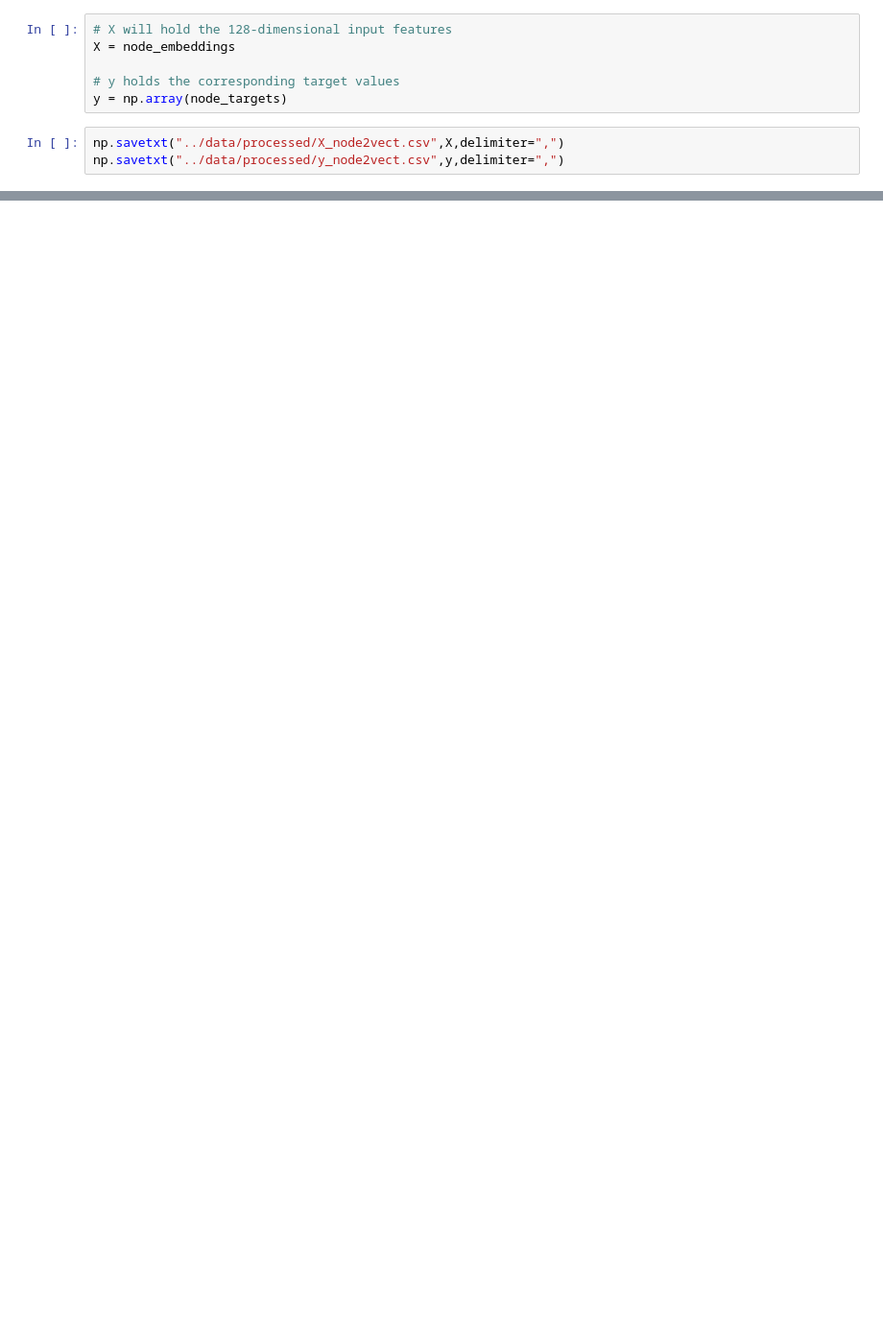
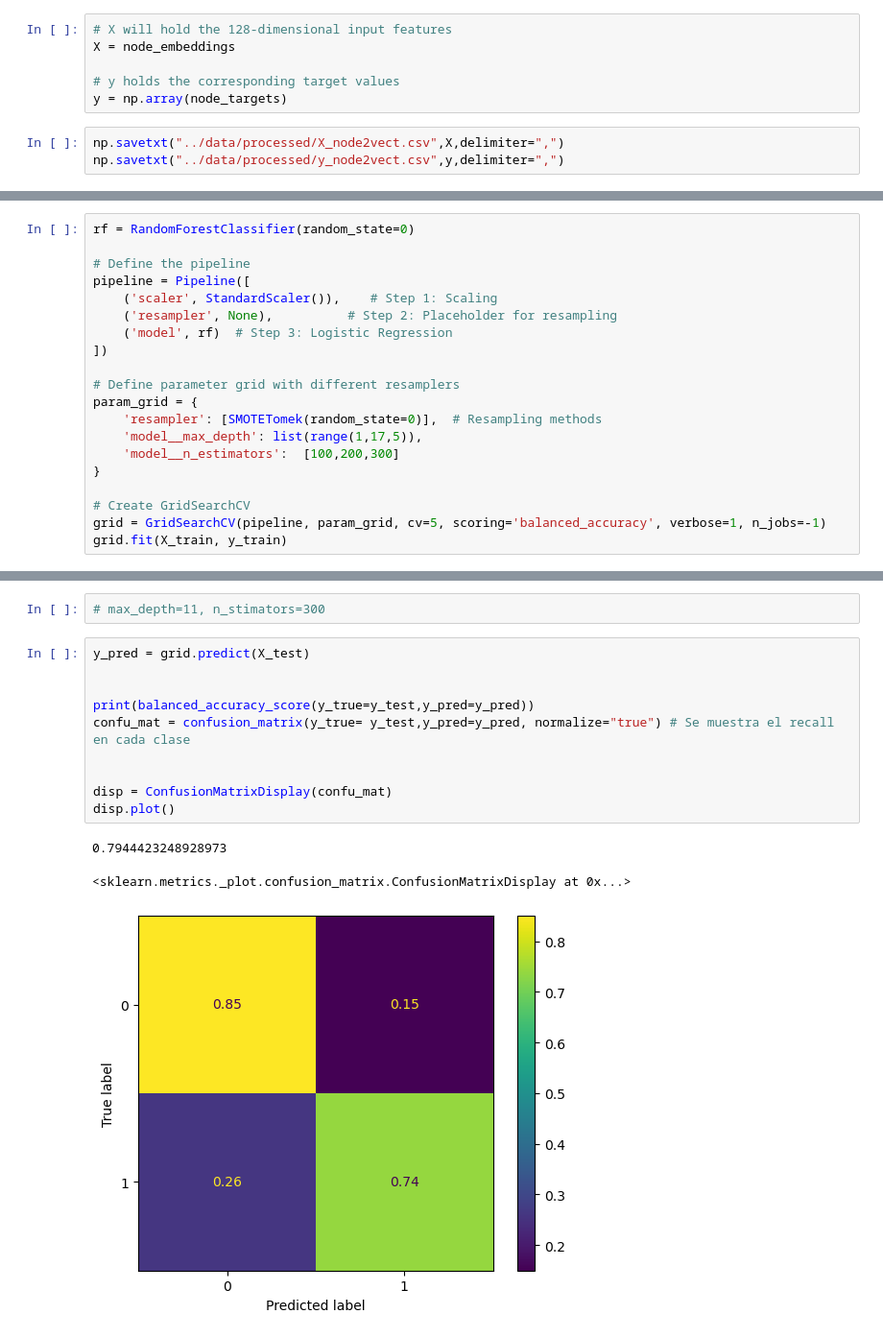
Before and after one commit to jbaezarh/Relational-ML, a Jupyter notebook: notebooks/3_ml_node2vect.ipynb, the cells around one changed output, grey strips where cells are left out. Shown at 96% size. Cells and saved outputs as stored; diff of their text form; blank space fills up the shorter version.

```diff
--- a/notebooks/3_ml_node2vect.ipynb
+++ b/notebooks/3_ml_node2vect.ipynb
@@ -88,0 +198,20 @@ np.savetxt("../data/processed/y_node2vect.csv",y,delimiter=",")
+# %%
+rf = RandomForestClassifier(random_state=0)
+
+# Define the pipeline
+pipeline = Pipeline([
+    ('scaler', StandardScaler()),    # Step 1: Scaling
+    ('resampler', None),          # Step 2: Placeholder for resampling
+    ('model', rf)  # Step 3: Logistic Regression
+])
+
+# Define parameter grid with different resamplers
+param_grid = {
+    'resampler': [SMOTETomek(random_state=0)],  # Resampling methods
+    'model__max_depth': list(range(1,17,5)),
+    'model__n_estimators':  [100,200,300]
+}
+
+# Create GridSearchCV
+grid = GridSearchCV(pipeline, param_grid, cv=5, scoring='balanced_accuracy', verbose=1, n_jobs=-1)
+grid.fit(X_train, y_train)
@@ -88,0 +230,16 @@ np.savetxt("../data/processed/y_node2vect.csv",y,delimiter=",")
+# %%
+# max_depth=11, n_stimators=300
+# %%
+y_pred = grid.predict(X_test)
+
+
+print(balanced_accuracy_score(y_true=y_test,y_pred=y_pred))
+confu_mat = confusion_matrix(y_true= y_test,y_pred=y_pred, normalize="true") # Se muestra el recall en cada clase
+
+
+disp = ConfusionMatrixDisplay(confu_mat)
+disp.plot()
+# %% [output]
+0.7944423248928973
+<sklearn.metrics._plot.confusion_matrix.ConfusionMatrixDisplay at 0x...>
+[figure, added]
```
Also changed, not shown: parts of 21 cells of this notebook, 4 other files.
